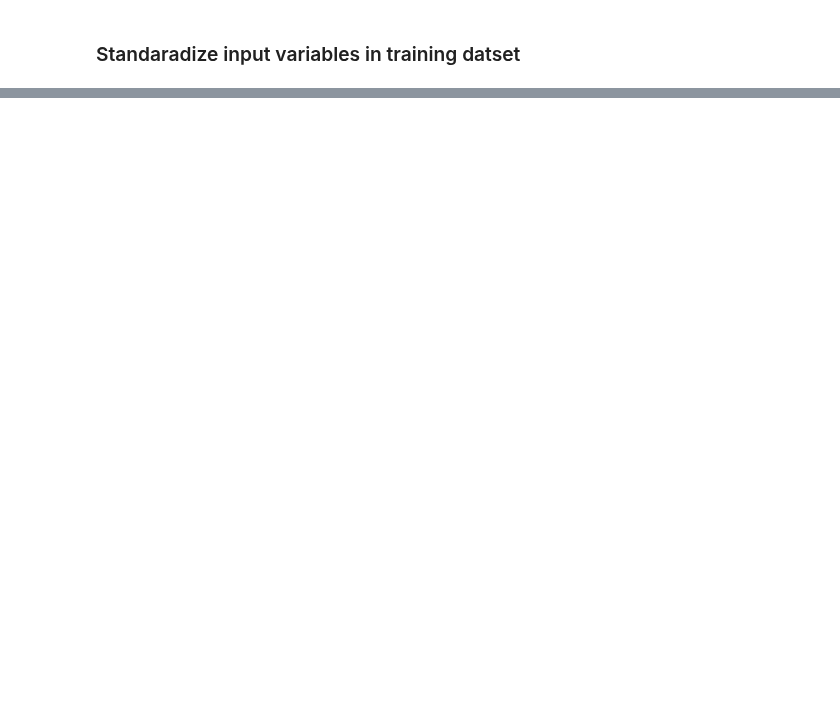
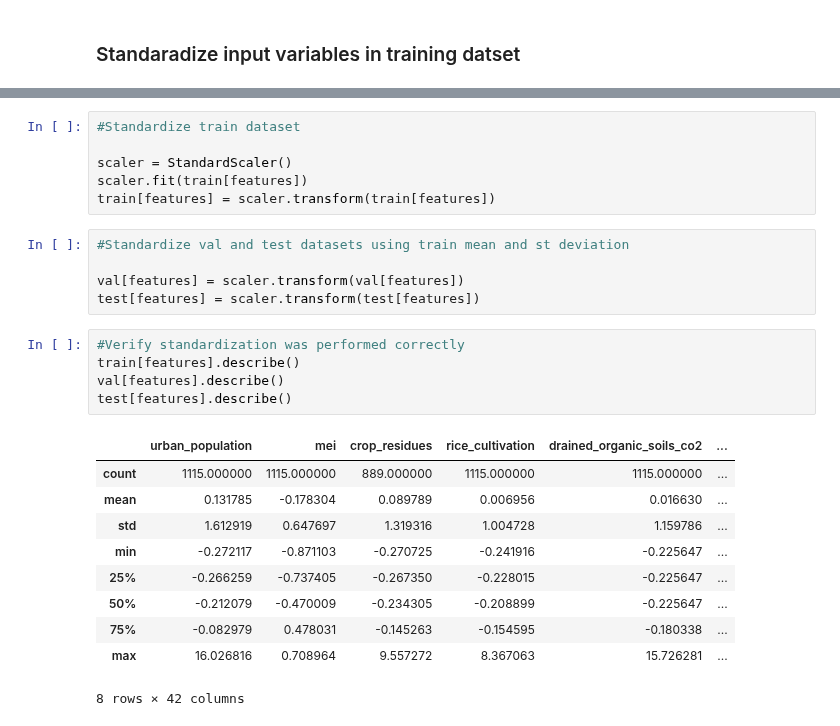
Before and after one commit to fayesimone/agriculture_emissions_prediction, a Jupyter notebook: EDA.ipynb, the cells around one changed output, grey strips where cells are left out. Saved outputs shown, nothing was run; the diff lists cells and outputs as text; blank space fills up the shorter version.

```diff
--- a/EDA.ipynb
+++ b/EDA.ipynb
@@ -336,0 +335,27 @@ Y_test = pd.DataFrame(test['average_temperature_°c'])
+# %%
+#Standardize train dataset
+
+scaler = StandardScaler()
+scaler.fit(train[features])
+train[features] = scaler.transform(train[features])
+# %%
+#Standardize val and test datasets using train mean and st deviation
+
+val[features] = scaler.transform(val[features])
+test[features] = scaler.transform(test[features])
+# %%
+#Verify standardization was performed correctly
+train[features].describe()
+val[features].describe()
+test[features].describe()
+# %% [output]
+|  | urban_population | mei | crop_residues | rice_cultivation | drained_organic_soils_co2 | ... |
+| count | 1115.000000 | 1115.000000 | 889.000000 | 1115.000000 | 1115.000000 | ... |
+| mean | 0.131785 | -0.178304 | 0.089789 | 0.006956 | 0.016630 | ... |
+| std | 1.612919 | 0.647697 | 1.319316 | 1.004728 | 1.159786 | ... |
+| min | -0.272117 | -0.871103 | -0.270725 | -0.241916 | -0.225647 | ... |
+| 25% | -0.266259 | -0.737405 | -0.267350 | -0.228015 | -0.225647 | ... |
+| 50% | -0.212079 | -0.470009 | -0.234305 | -0.208899 | -0.225647 | ... |
+| 75% | -0.082979 | 0.478031 | -0.145263 | -0.154595 | -0.180338 | ... |
+| max | 16.026816 | 0.708964 | 9.557272 | 8.367063 | 15.726281 | ... |
+8 rows × 42 columns
```
Also changed, not shown: parts of 31 cells of this notebook, 3 other files.
